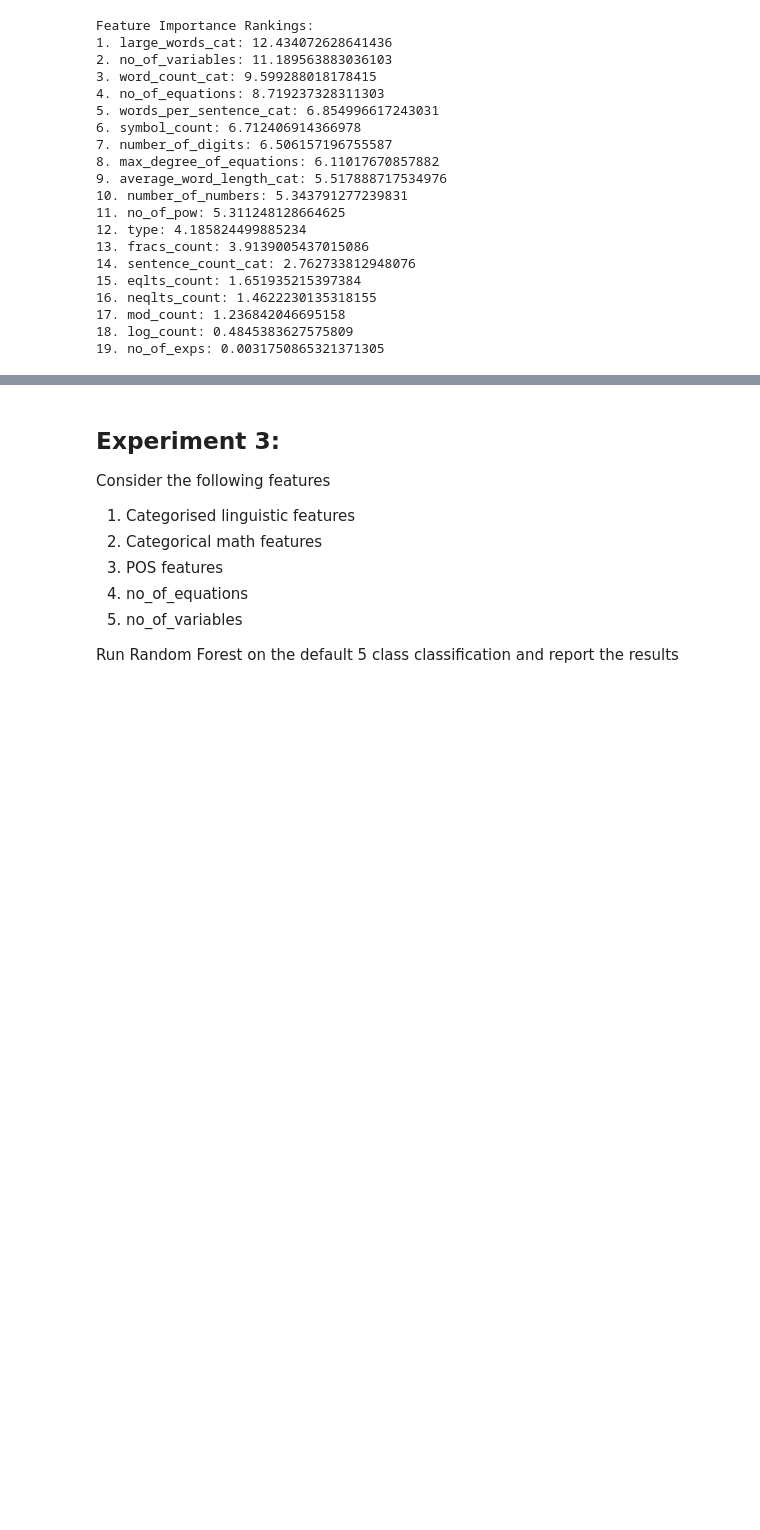
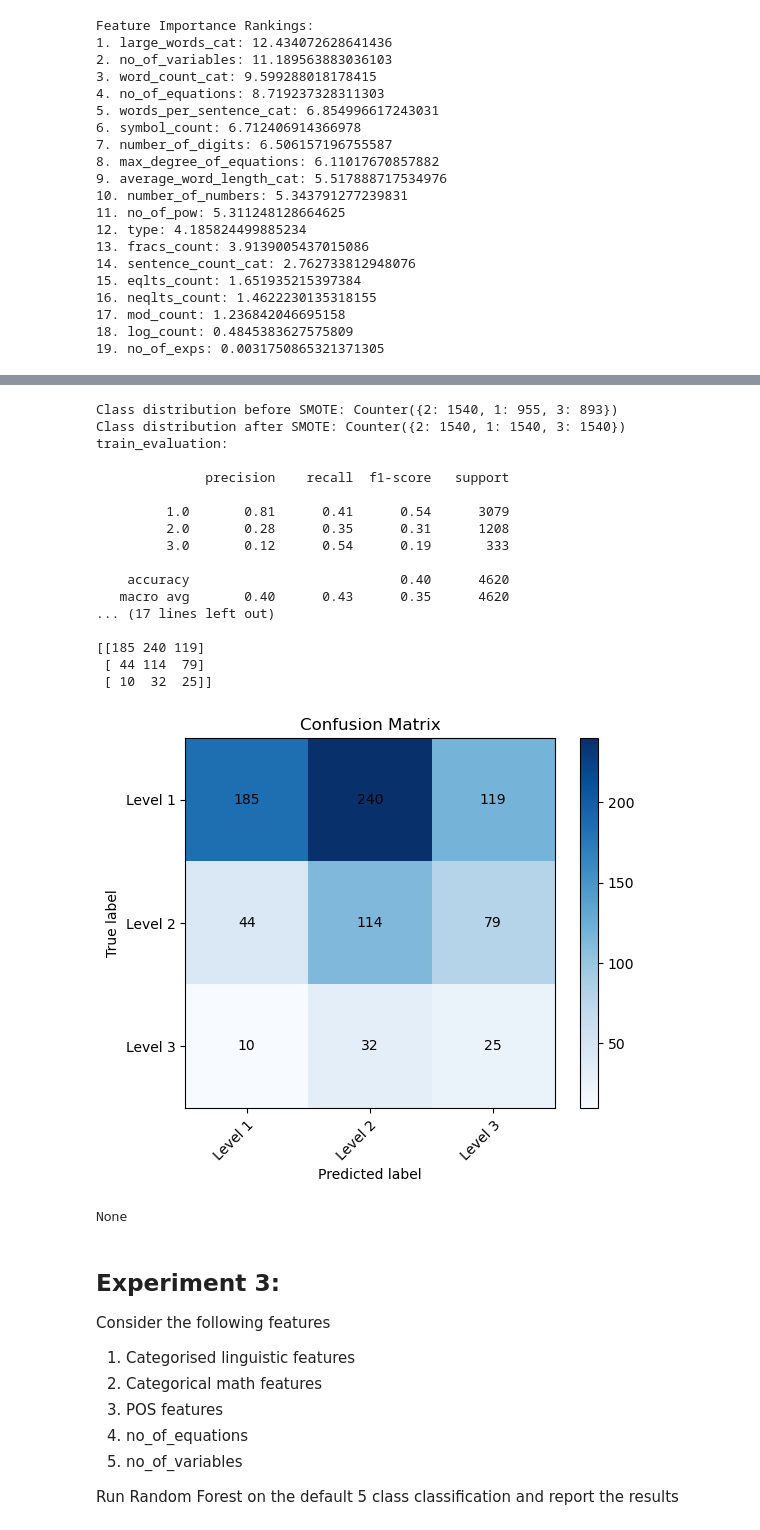
Before and after one commit to ysaidheeraj/NLP_math_research_project, a Jupyter notebook: Models/GT_3Levels.ipynb, the cells around one changed output, grey strips where cells are left out. Drawn from its saved outputs; the diff is of its cells as text; code cells hidden in the pictures; blank space fills up the shorter version.

```diff
--- a/Models/GT_3Levels.ipynb
+++ b/Models/GT_3Levels.ipynb
@@ -213,3 +287,25 @@ Feature Importance Rankings:
+# %%
+scores = Naive_Bayes_Model(data2, club_target=True, scores=scores, experiment="Experiment2 NB+SMOTE")
+# %% [output]
+Class distribution before SMOTE: Counter({2: 1540, 1: 955, 3: 893})
+Class distribution after SMOTE: Counter({2: 1540, 1: 1540, 3: 1540})
+train_evaluation:
+
+              precision    recall  f1-score   support
+
+         1.0       0.81      0.41      0.54      3079
+         2.0       0.28      0.35      0.31      1208
+         3.0       0.12      0.54      0.19       333
+
+    accuracy                           0.40      4620
+   macro avg       0.40      0.43      0.35      4620
+... (17 lines left out)
+
+[[185 240 119]
+ [ 44 114  79]
+ [ 10  32  25]]
+[figure, added]
+None
 # %% [markdown]
 ## Experiment 3:
 
```
Also changed, not shown: parts of 21 cells of this notebook, 2 other files.
